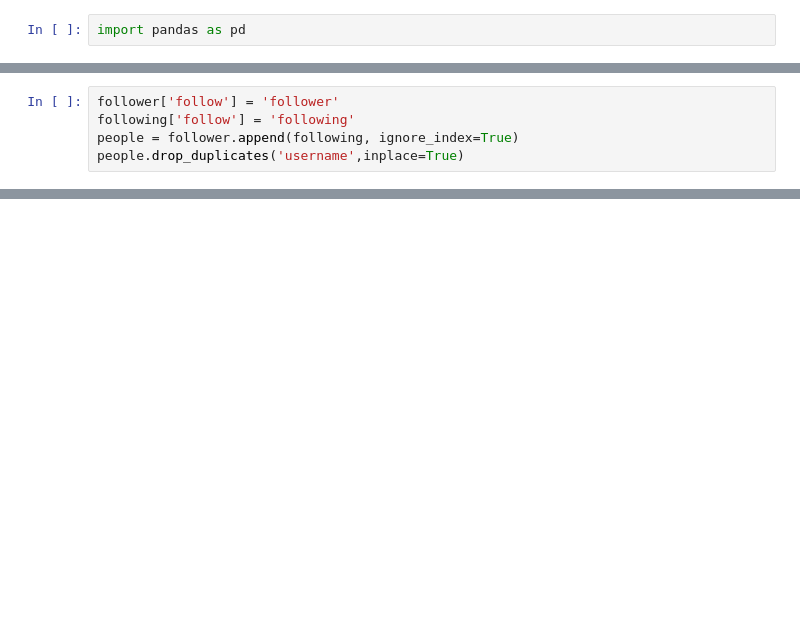
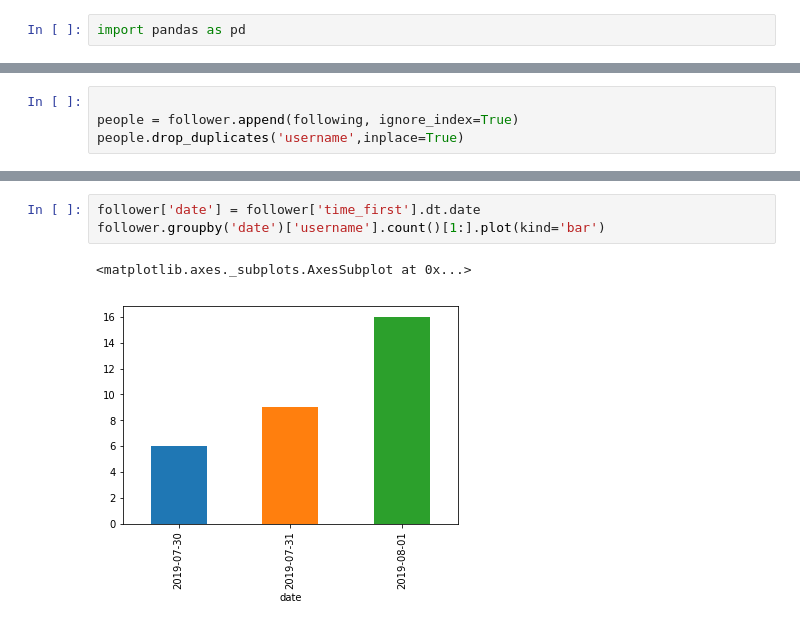
Before and after one commit to lfkopp/socialmediabot, a Jupyter notebook: instagram.ipynb, the cells around one changed output, grey strips where cells are left out. Drawn from its saved outputs; the diff is of its cells as text; blank space fills up the shorter version.

```diff
--- a/instagram.ipynb
+++ b/instagram.ipynb
@@ -108,6 +139,5 @@ following[following['time_last'] < max(following['time_last'])].sort_values('tim
 # %%
-follower['follow'] = 'follower'
-following['follow'] = 'following'
+
 people = follower.append(following, ignore_index=True)
 people.drop_duplicates('username',inplace=True)
 # %%
@@ -134,0 +165,6 @@ people.sort_values('username')
+# %%
+follower['date'] = follower['time_first'].dt.date
+follower.groupby('date')['username'].count()[1:].plot(kind='bar')
+# %% [output]
+<matplotlib.axes._subplots.AxesSubplot at 0x...>
+[figure, added]
```
Also changed, not shown: parts of 14 cells of this notebook, 5 other files.
